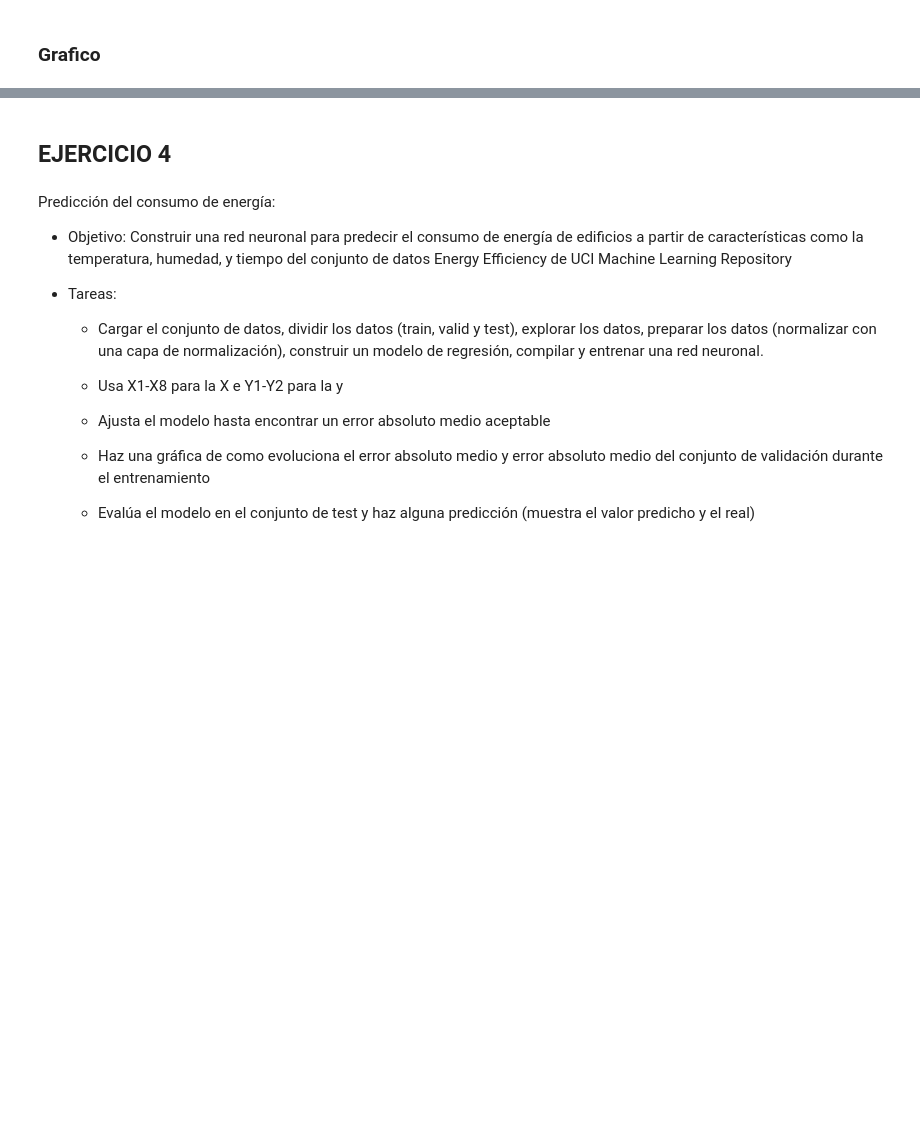
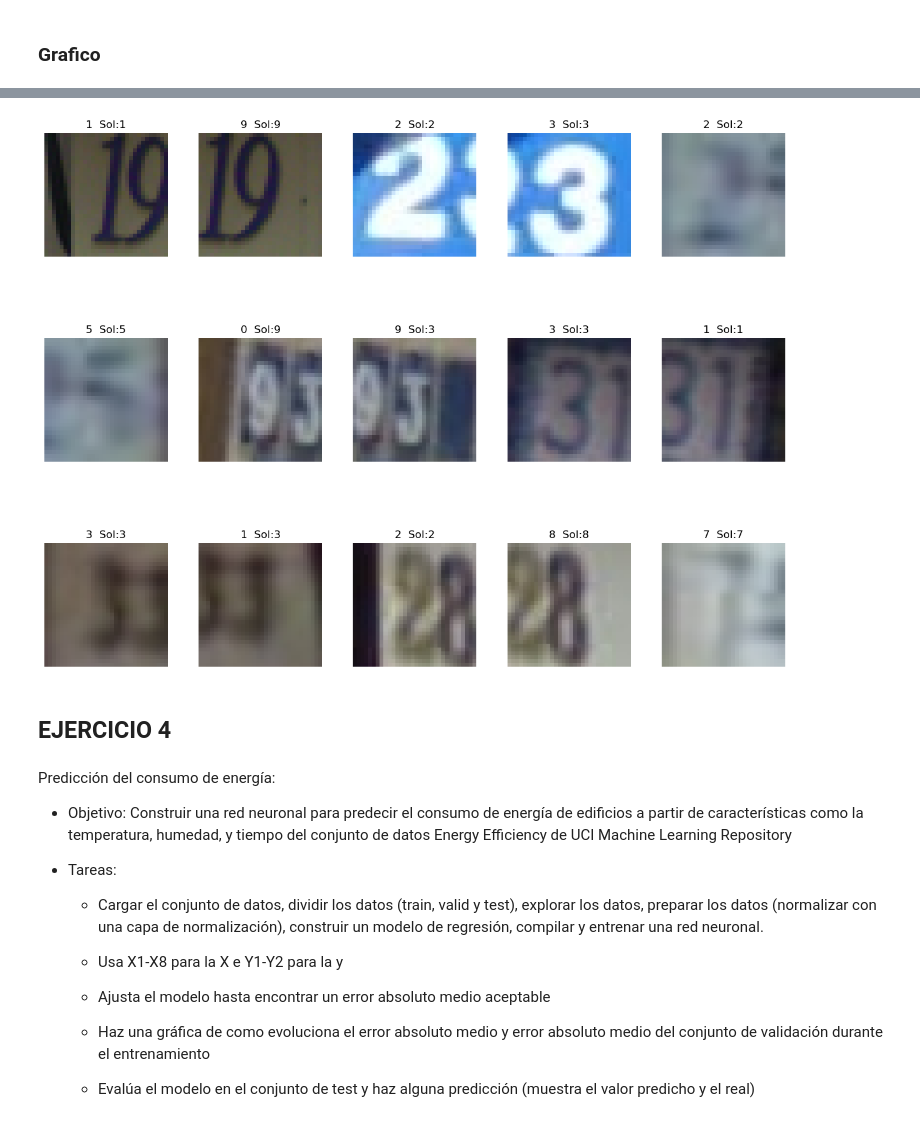
Before and after one commit to Elena2332/iabd, a Jupyter notebook: ia/sapa/deep_learning/4_3Ejercicios.ipynb, the cells around one changed output, grey strips where cells are left out. Cells and saved outputs as stored; diff of their text form; code cells hidden in the pictures; blank space fills up the shorter version.

```diff
--- a/ia/sapa/deep_learning/4_3Ejercicios.ipynb
+++ b/ia/sapa/deep_learning/4_3Ejercicios.ipynb
@@ -244,13 +244,16 @@ def mostrar_img(img, y):
 # for i in range(6): mostrar_img(X_train[i],y_train[i])
 
 # muestra varias imagenes a la vez (solo con el for quedaba muy feo)
-def listar_imgs(imgs_arr, y_arr):
-    n_fila = int(np.ceil((len(imgs_arr)+1)/5))
+def listar_imgs(imgs_arr, y_arr, pred_arr):
+    n_fila = int(np.ceil((len(imgs_arr))/5))
     fig,ax = plt.subplots(n_fila,5, figsize=(15,n_fila*4))
     ax = ax.flatten()
     # aniadimos las imagenes al grafico
     for i, img in enumerate(imgs_arr):
-        ax[i].set_title(y_arr[i])
+        title_txt = y_arr[i]
+        if pred_arr is not None:
+            title_txt = '{}  Sol:{}'.format(pred_arr[i],title_txt)
+        ax[i].set_title(title_txt)
         ax[i].imshow(img, cmap="gray")
         ax[i].axis("off")
     # eliminamos los huecos vacios
@@ -258,7 +261,7 @@ def listar_imgs(imgs_arr, y_arr):
     plt.subplots_adjust(wspace=0.25, hspace=0.15)   # ajusta los margenes para separar las imágenes
     plt.show()
 
-listar_imgs(X_train[:18], y_train[:18])
+listar_imgs(X_train[:18], y_train[:18],None)
 # %% [output]
 [figure]
 # %%
@@ -382,0 +402,8 @@ NameError: name 'modelos' is not defined
+# %%
+# predecir 15
+x_prub = X_test[:15]
+y_prub = y_test[:15]
+y_proba = mejor_mod.predict(x_prub)
+y_pred = y_proba.argmax(axis=-1)
+listar_imgs(x_prub,y_prub,y_pred)
+# %% [output]
@@ -383,3 +411,4 @@ NameError: name 'modelos' is not defined
+[figure, added]
 # %% [markdown]
 ## EJERCICIO 4
 # %% [markdown]
```
Also changed, not shown: parts of 9 cells of this notebook.
